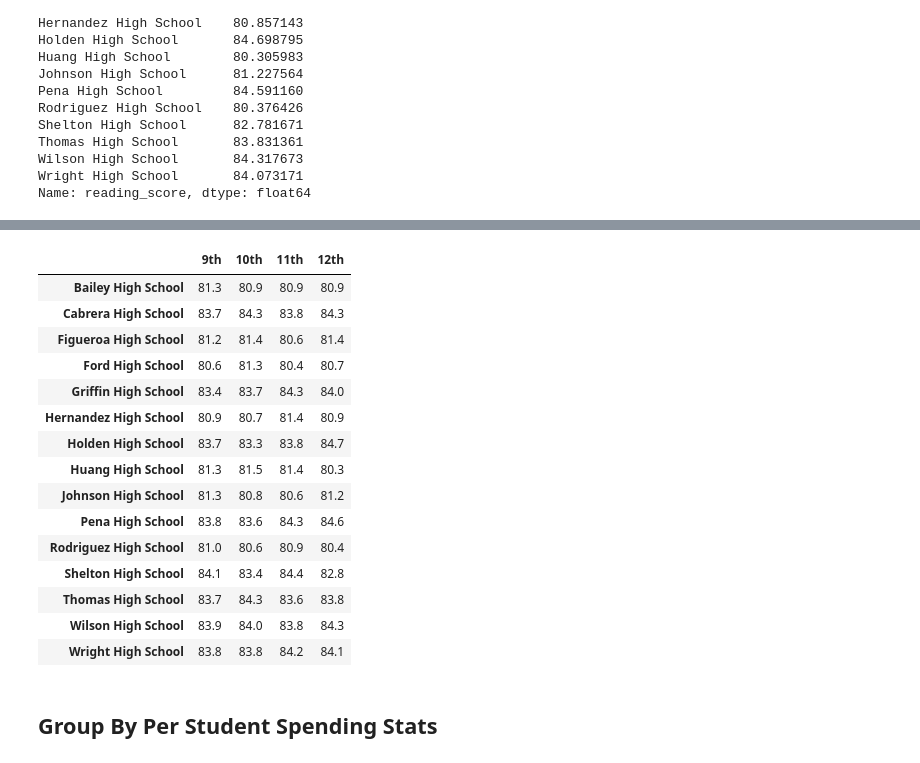
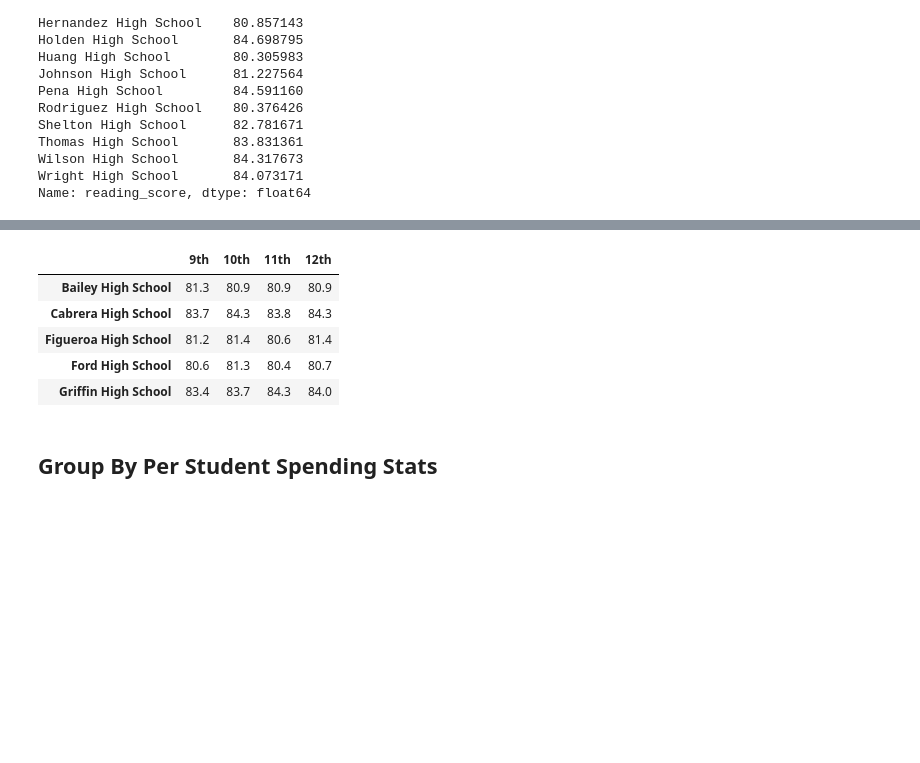
Before and after one commit to rgoldsberry/school-district-analysis, a Jupyter notebook: PyCitySchools.ipynb, the cells around one changed output, grey strips where cells are left out. Drawn from its saved outputs; the diff is of its cells as text; code cells hidden in the pictures; blank space fills up the shorter version.

```diff
--- a/PyCitySchools.ipynb
+++ b/PyCitySchools.ipynb
@@ -572,24 +591,14 @@ reading_scores_by_grade.index.name = None
 # %%
 #view reading table
 
-reading_scores_by_grade
+reading_scores_by_grade.head()
 # %% [output]
 |  | 9th | 10th | 11th | 12th |
 | Bailey High School | 81.3 | 80.9 | 80.9 | 80.9 |
 | Cabrera High School | 83.7 | 84.3 | 83.8 | 84.3 |
 | Figueroa High School | 81.2 | 81.4 | 80.6 | 81.4 |
 | Ford High School | 80.6 | 81.3 | 80.4 | 80.7 |
 | Griffin High School | 83.4 | 83.7 | 84.3 | 84.0 |
-| Hernandez High School | 80.9 | 80.7 | 81.4 | 80.9 |
-| Holden High School | 83.7 | 83.3 | 83.8 | 84.7 |
-| Huang High School | 81.3 | 81.5 | 81.4 | 80.3 |
-| Johnson High School | 81.3 | 80.8 | 80.6 | 81.2 |
-| Pena High School | 83.8 | 83.6 | 84.3 | 84.6 |
-| Rodriguez High School | 81.0 | 80.6 | 80.9 | 80.4 |
-| Shelton High School | 84.1 | 83.4 | 84.4 | 82.8 |
-| Thomas High School | 83.7 | 84.3 | 83.6 | 83.8 |
-| Wilson High School | 83.9 | 84.0 | 83.8 | 84.3 |
-| Wright High School | 83.8 | 83.8 | 84.2 | 84.1 |
 # %% [markdown]
 ## Group By Per Student Spending Stats
 # %%
```
Also changed, not shown: parts of 33 cells of this notebook.
